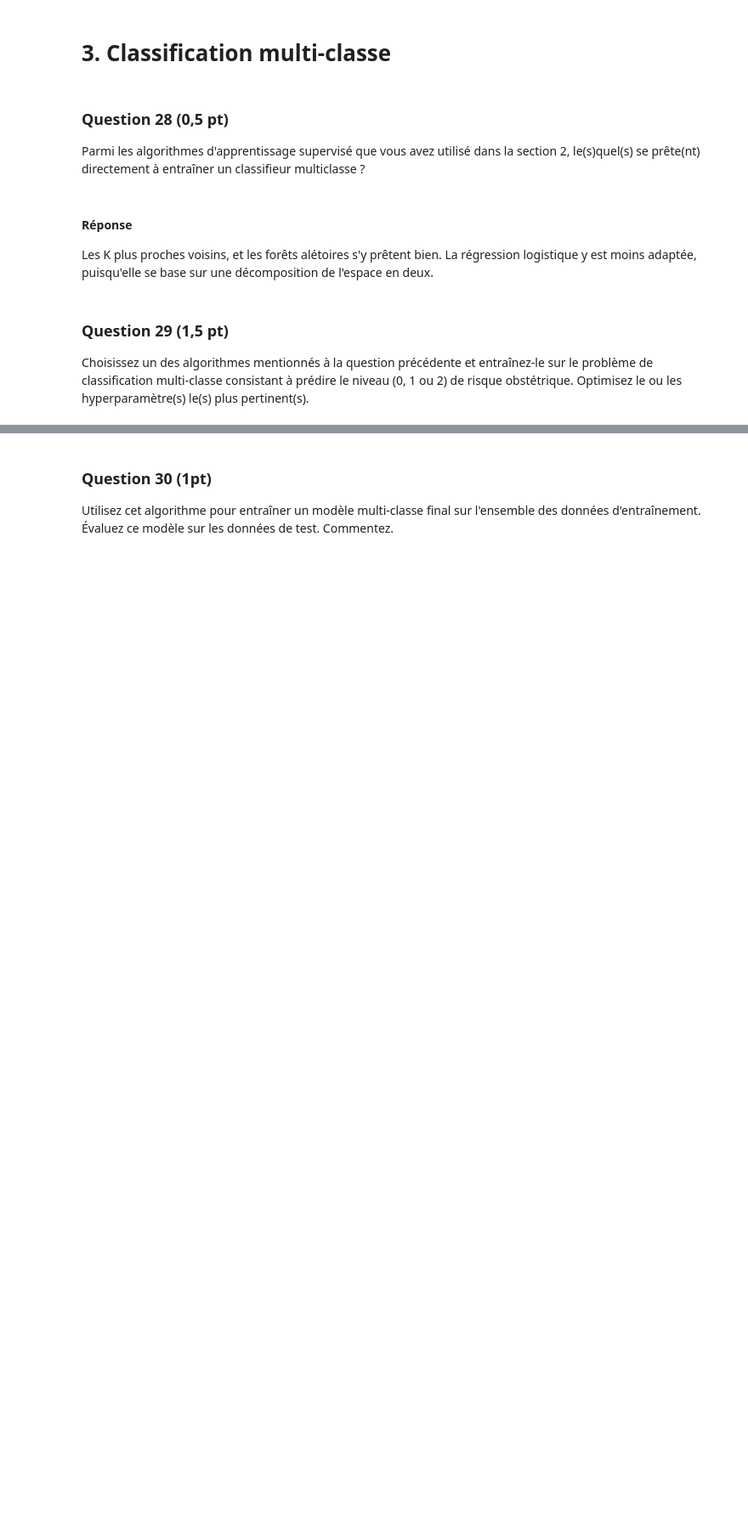
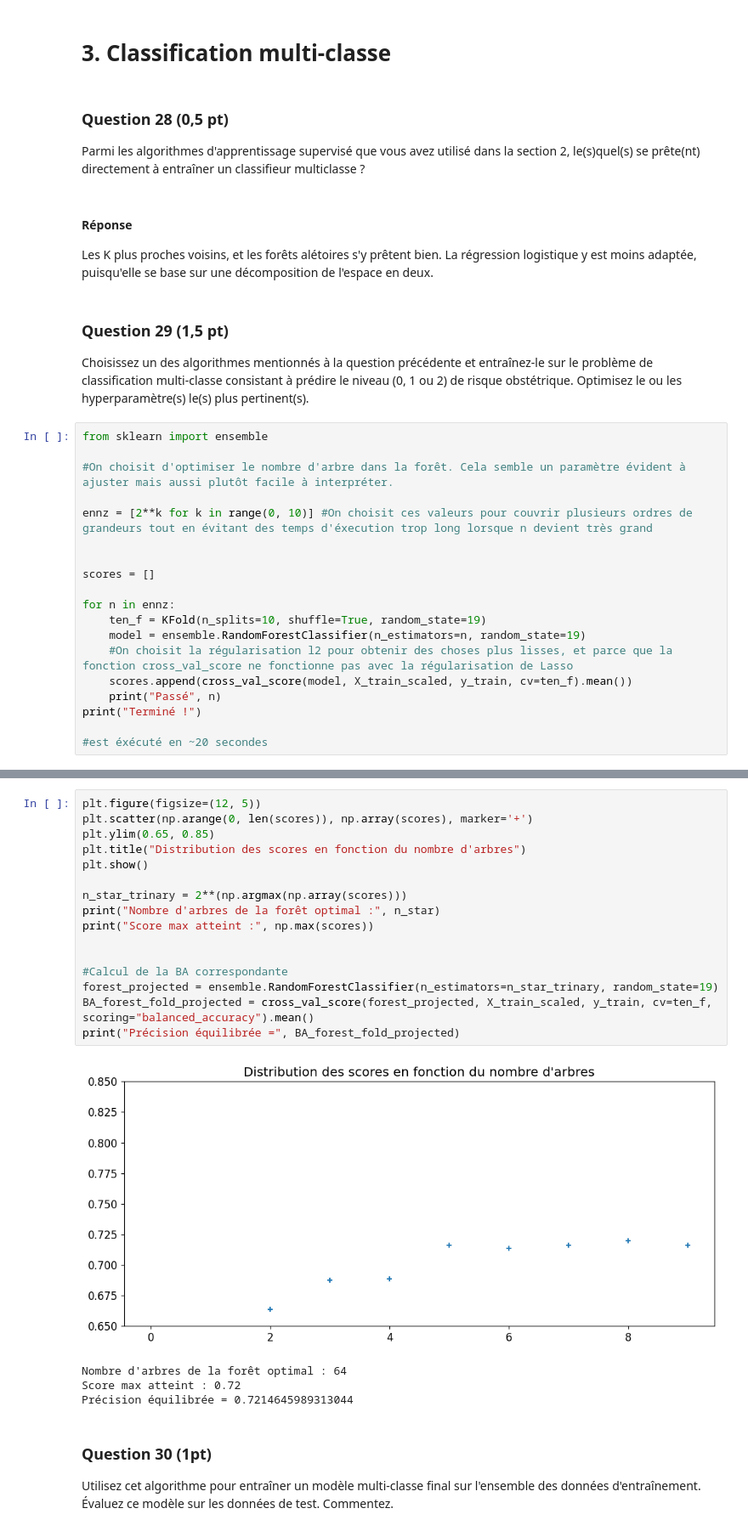
Before and after one commit to zephyrderiviere/projet-SDD, a Jupyter notebook: Projet.ipynb, the cells around one changed output, grey strips where cells are left out. Shown: that part at 85% size. Drawn from its saved outputs; the diff is of its cells as text; blank space fills up the shorter version.

```diff
--- a/Projet.ipynb
+++ b/Projet.ipynb
@@ -640,3 +641,22 @@ Les K plus proches voisins, et les forêts alétoires s'y prêtent bien. La rég
 # %% [markdown]
 ### Question 29 (1,5 pt)
 Choisissez un des algorithmes mentionnés à la question précédente et entraînez-le sur le problème de classification multi-classe consistant à prédire le niveau (0, 1 ou 2) de risque obstétrique. Optimisez le ou les hyperparamètre(s) le(s) plus pertinent(s).
+# %%
+from sklearn import ensemble
+
+#On choisit d'optimiser le nombre d'arbre dans la forêt. Cela semble un paramètre évident à ajuster mais aussi plutôt facile à interpréter.
+
+ennz = [2**k for k in range(0, 10)] #On choisit ces valeurs pour couvrir plusieurs ordres de grandeurs tout en évitant des temps d'éxecution trop long lorsque n devient très grand
+
+
+scores = []
+
+for n in ennz:
+    ten_f = KFold(n_splits=10, shuffle=True, random_state=19)
+    model = ensemble.RandomForestClassifier(n_estimators=n, random_state=19)
+    #On choisit la régularisation l2 pour obtenir des choses plus lisses, et parce que la fonction cross_val_score ne fonctionne pas avec la régularisation de Lasso
+    scores.append(cross_val_score(model, X_train_scaled, y_train, cv=ten_f).mean())
+    print("Passé", n)
+print("Terminé !")
+
+#est éxécuté en ~20 secondes
@@ -643,3 +675,24 @@ Choisissez un des algorithmes mentionnés à la question précédente et entraî
+# %%
+plt.figure(figsize=(12, 5))
+plt.scatter(np.arange(0, len(scores)), np.array(scores), marker='+')
+plt.ylim(0.65, 0.85)
+plt.title("Distribution des scores en fonction du nombre d'arbres")
+plt.show()
+
+n_star_trinary = 2**(np.argmax(np.array(scores)))
+print("Nombre d'arbres de la forêt optimal :", n_star)
+print("Score max atteint :", np.max(scores))
+
+
+#Calcul de la BA correspondante
+forest_projected = ensemble.RandomForestClassifier(n_estimators=n_star_trinary, random_state=19)
+BA_forest_fold_projected = cross_val_score(forest_projected, X_train_scaled, y_train, cv=ten_f, scoring="balanced_accuracy").mean()
+print("Précision équilibrée =", BA_forest_fold_projected)
+# %% [output]
+[figure, added]
+Nombre d'arbres de la forêt optimal : 64
+Score max atteint : 0.72
+Précision équilibrée = 0.7214645989313044
 # %% [markdown]
 ### Question 30 (1pt)
 Utilisez cet algorithme pour entraîner un modèle multi-classe final sur l'ensemble des données d'entraînement. Évaluez ce modèle sur les données de test. Commentez.
```
Also changed, not shown: parts of 6 cells of this notebook.
